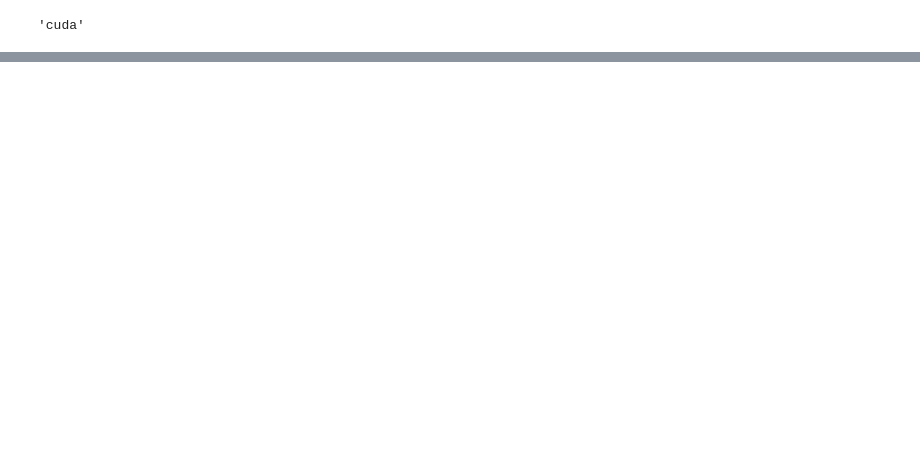
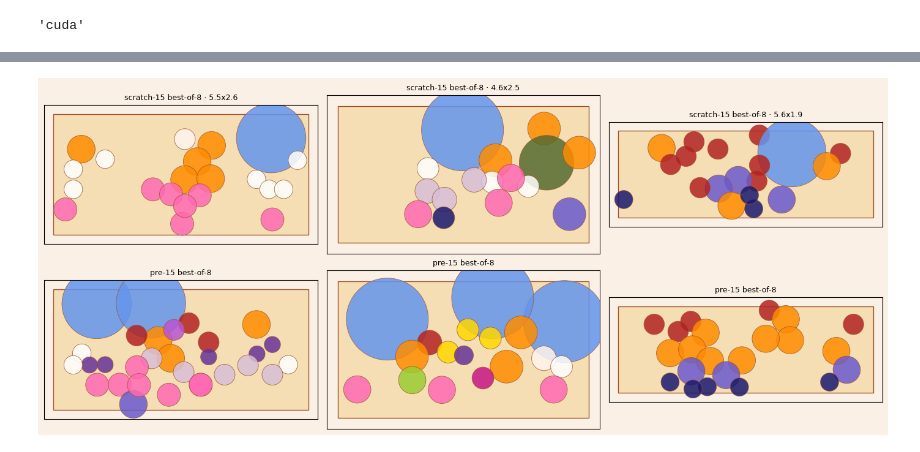
Before and after one commit to babnigg/botanical-vision, a Jupyter notebook: notebooks/14_real_plans.ipynb, the cells around one changed output, grey strips where cells are left out. Cells and saved outputs as stored; diff of their text form; code cells hidden in the pictures; blank space fills up the shorter version.

```diff
--- a/notebooks/14_real_plans.ipynb
+++ b/notebooks/14_real_plans.ipynb
@@ -246,0 +438,10 @@ only 0 usable real plans (< 20) — pipeline validated, pretraining deferred unt
+# %%
+fig, axes = plt.subplots(2, 3, figsize=(14, 6))
+for c in range(3):
+    site = g.rand_site()
+    g.show_plan(best_of(m_scratch, site), site[0], site[1], axes[0][c],
+                f"scratch-15 best-of-8 · {site[0]}x{site[1]}")
+    g.show_plan(best_of(m_pre, site), site[0], site[1], axes[1][c], "pre-15 best-of-8")
+plt.tight_layout()
+# %% [output]
+[figure, added]
```
Also changed, not shown: parts of 22 cells of this notebook, 1 other file.
